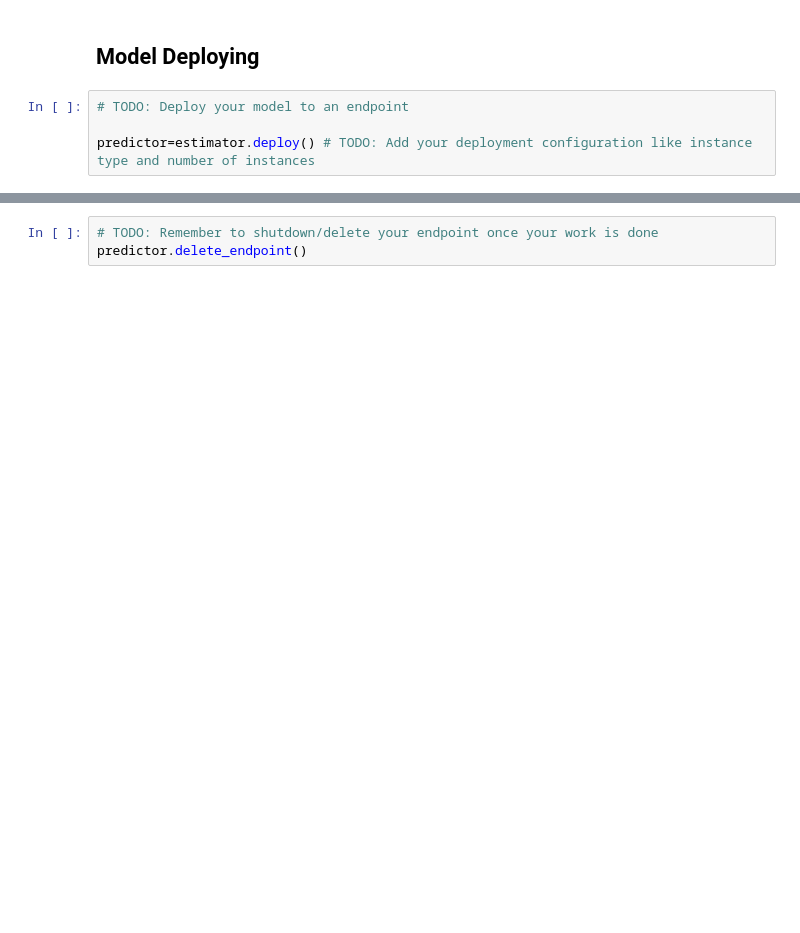
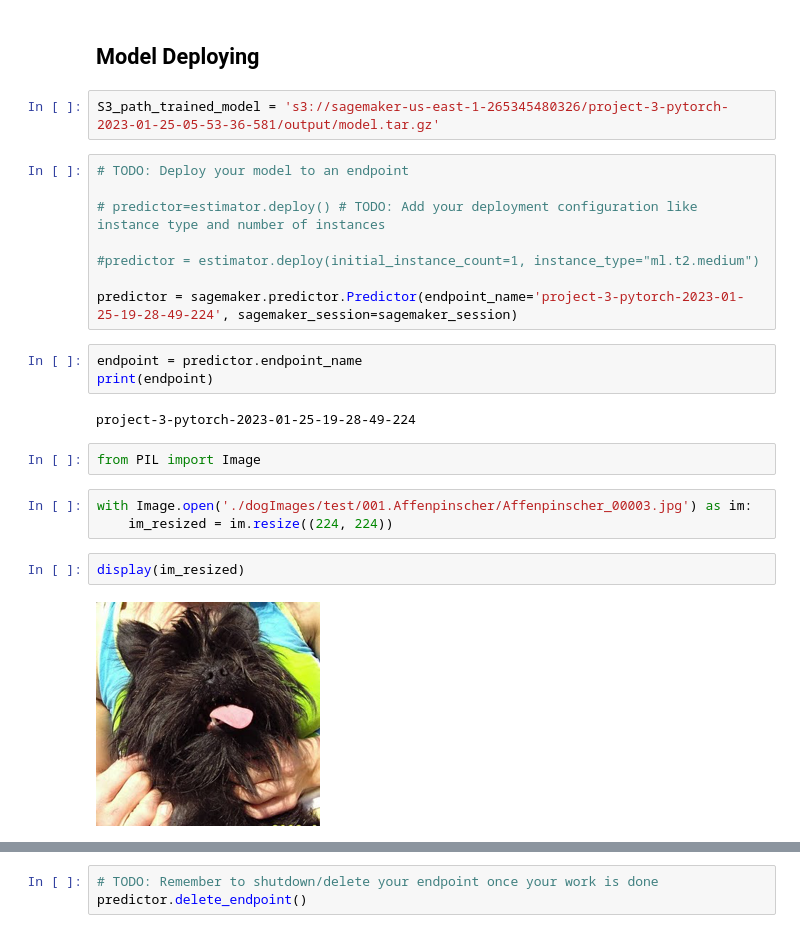
Before and after one commit to wiseright/deep_learning_with_AWS, a Jupyter notebook: train_and_deploy.ipynb, the cells around one changed output, grey strips where cells are left out. Cells and saved outputs as stored; diff of their text form; blank space fills up the shorter version.

```diff
--- a/train_and_deploy.ipynb
+++ b/train_and_deploy.ipynb
@@ -807,7 +856,27 @@ IPython.display.HTML(filename=profiler_report_name + "/profiler-output/profiler-
 [interactive output not drawn]
 # %% [markdown]
 ## Model Deploying
+# %%
+S3_path_trained_model = 's3://sagemaker-us-east-1-265345480326/project-3-pytorch-2023-01-25-05-53-36-581/output/model.tar.gz'
 # %%
 # TODO: Deploy your model to an endpoint
 
-predictor=estimator.deploy() # TODO: Add your deployment configuration like instance type and number of instances
+# predictor=estimator.deploy() # TODO: Add your deployment configuration like instance type and number of instances
+
+#predictor = estimator.deploy(initial_instance_count=1, instance_type="ml.t2.medium")
+
+predictor = sagemaker.predictor.Predictor(endpoint_name='project-3-pytorch-2023-01-25-19-28-49-224', sagemaker_session=sagemaker_session)
+# %%
+endpoint = predictor.endpoint_name
+print(endpoint)
+# %% [output]
+project-3-pytorch-2023-01-25-19-28-49-224
+# %%
+from PIL import Image
+# %%
+with Image.open('./dogImages/test/001.Affenpinscher/Affenpinscher_00003.jpg') as im:
+    im_resized = im.resize((224, 224))
+# %%
+display(im_resized)
+# %% [output]
+[figure, added]
```
Also changed, not shown: parts of 26 cells of this notebook, 7 other files.
